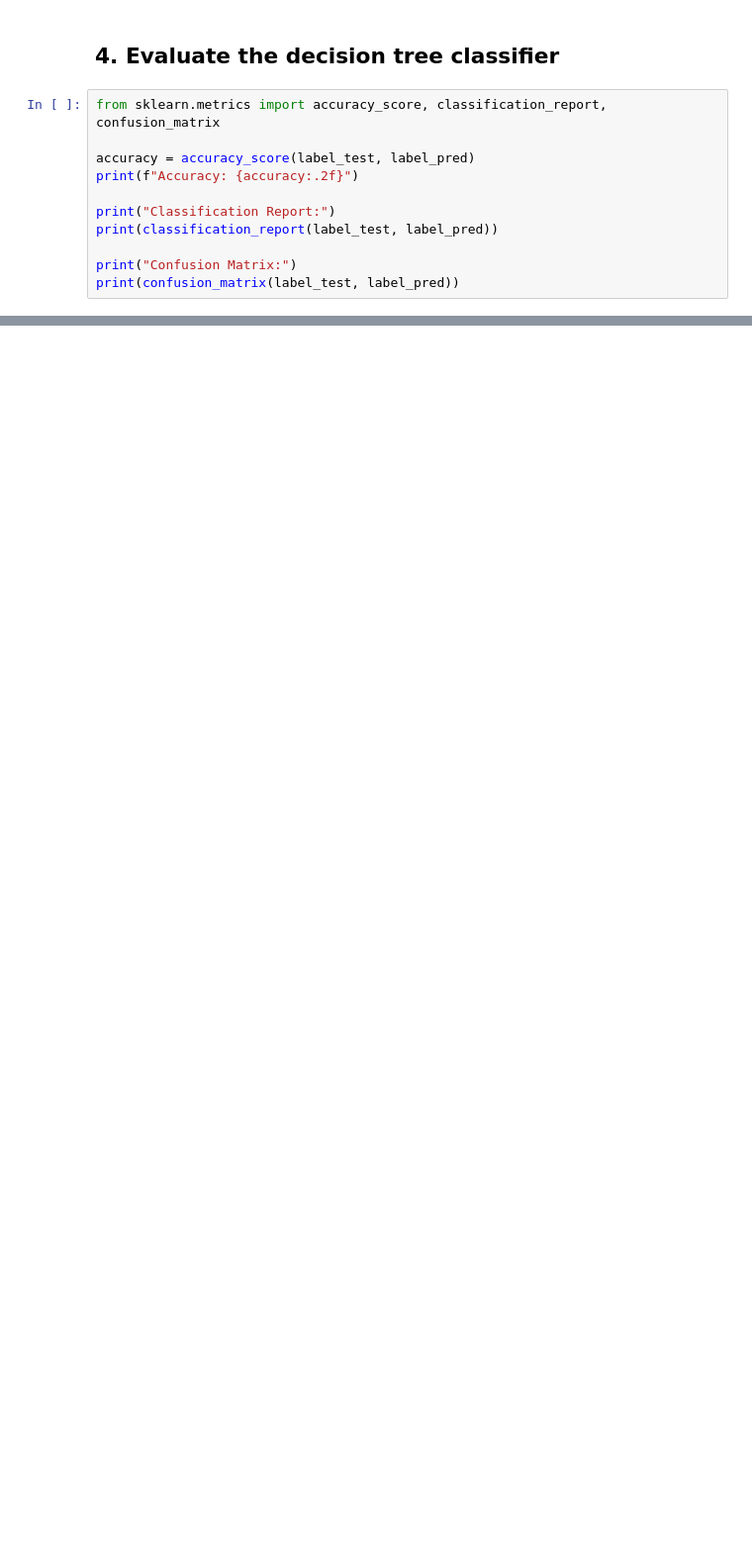
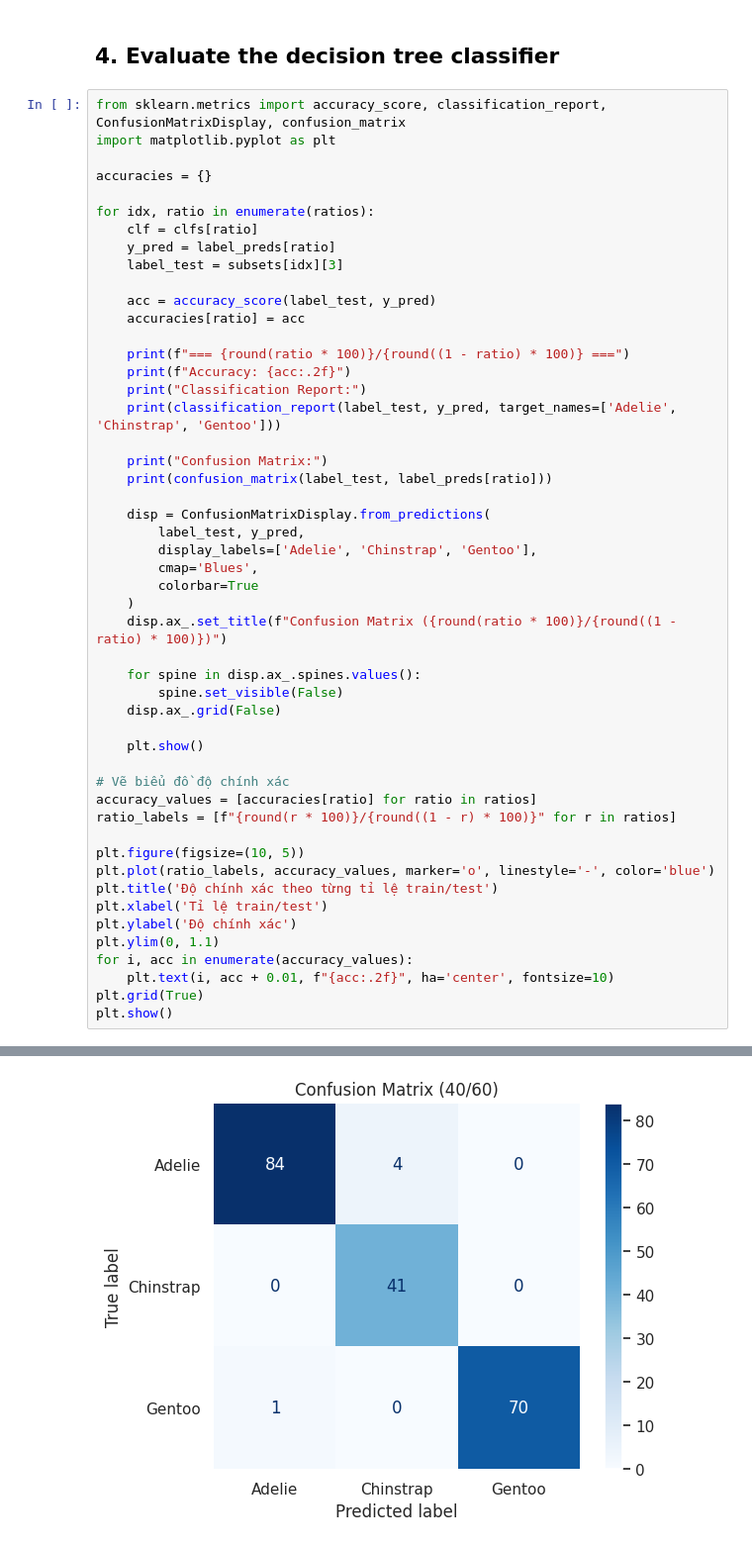
Before and after one commit to pqkkkkk/DecisionTree, a Jupyter notebook: penguins.ipynb, the cells around one changed output, grey strips where cells are left out. Shown at 99% size. Saved outputs shown, nothing was run; the diff lists cells and outputs as text; blank space fills up the shorter version.

```diff
--- a/penguins.ipynb
+++ b/penguins.ipynb
@@ -58,13 +139,53 @@ plt.show()
 # %% [markdown]
 ## 4. Evaluate the decision tree classifier
 # %%
-from sklearn.metrics import accuracy_score, classification_report, confusion_matrix
+from sklearn.metrics import accuracy_score, classification_report, ConfusionMatrixDisplay, confusion_matrix
+import matplotlib.pyplot as plt
 
-accuracy = accuracy_score(label_test, label_pred)
-print(f"Accuracy: {accuracy:.2f}")
+accuracies = {}
 
-print("Classification Report:")
-print(classification_report(label_test, label_pred))
+for idx, ratio in enumerate(ratios):
+    clf = clfs[ratio]
+    y_pred = label_preds[ratio]
+    label_test = subsets[idx][3]
 
-print("Confusion Matrix:")
-print(confusion_matrix(label_test, label_pred))
+    acc = accuracy_score(label_test, y_pred)
+    accuracies[ratio] = acc
+
+    print(f"=== {round(ratio * 100)}/{round((1 - ratio) * 100)} ===")
+    print(f"Accuracy: {acc:.2f}")
+    print("Classification Report:")
+    print(classification_report(label_test, y_pred, target_names=['Adelie', 'Chinstrap', 'Gentoo']))
+
+    print("Confusion Matrix:")
+    print(confusion_matrix(label_test, label_preds[ratio]))
+
+    disp = ConfusionMatrixDisplay.from_predictions(
+        label_test, y_pred,
+        display_labels=['Adelie', 'Chinstrap', 'Gentoo'],
+        cmap='Blues',
+        colorbar=True
+    )
+    disp.ax_.set_title(f"Confusion Matrix ({round(ratio * 100)}/{round((1 - ratio) * 100)})")
+
+    for spine in disp.ax_.spines.values():
+        spine.set_visible(False)
+    disp.ax_.grid(False)
+
+    plt.show()
+
+# Vẽ biểu đồ độ chính xác
+accuracy_values = [accuracies[ratio] for ratio in ratios]
+ratio_labels = [f"{round(r * 100)}/{round((1 - r) * 100)}" for r in ratios]
+
+plt.figure(figsize=(10, 5))
+plt.plot(ratio_labels, accuracy_values, marker='o', linestyle='-', color='blue')
+plt.title('Độ chính xác theo từng tỉ lệ train/test')
+plt.xlabel('Tỉ lệ train/test')
+plt.ylabel('Độ chính xác')
+plt.ylim(0, 1.1)
+for i, acc in enumerate(accuracy_values):
+    plt.text(i, acc + 0.01, f"{acc:.2f}", ha='center', fontsize=10)
+plt.grid(True)
+plt.show()
+# %% [output]
@@ -70,0 +209 @@ print(confusion_matrix(label_test, label_pred))
+[figure, added]
```
Also changed, not shown: parts of 16 cells of this notebook, 2 other files.
